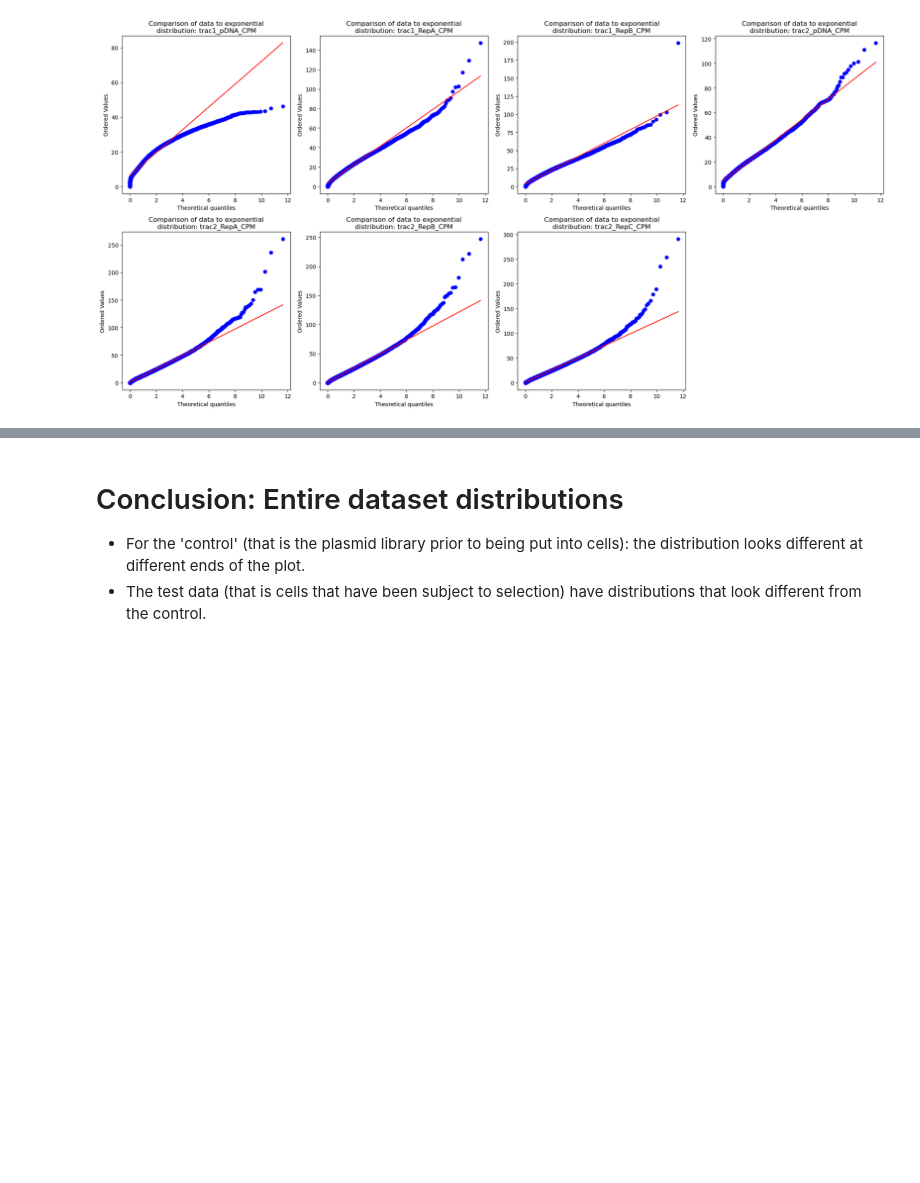
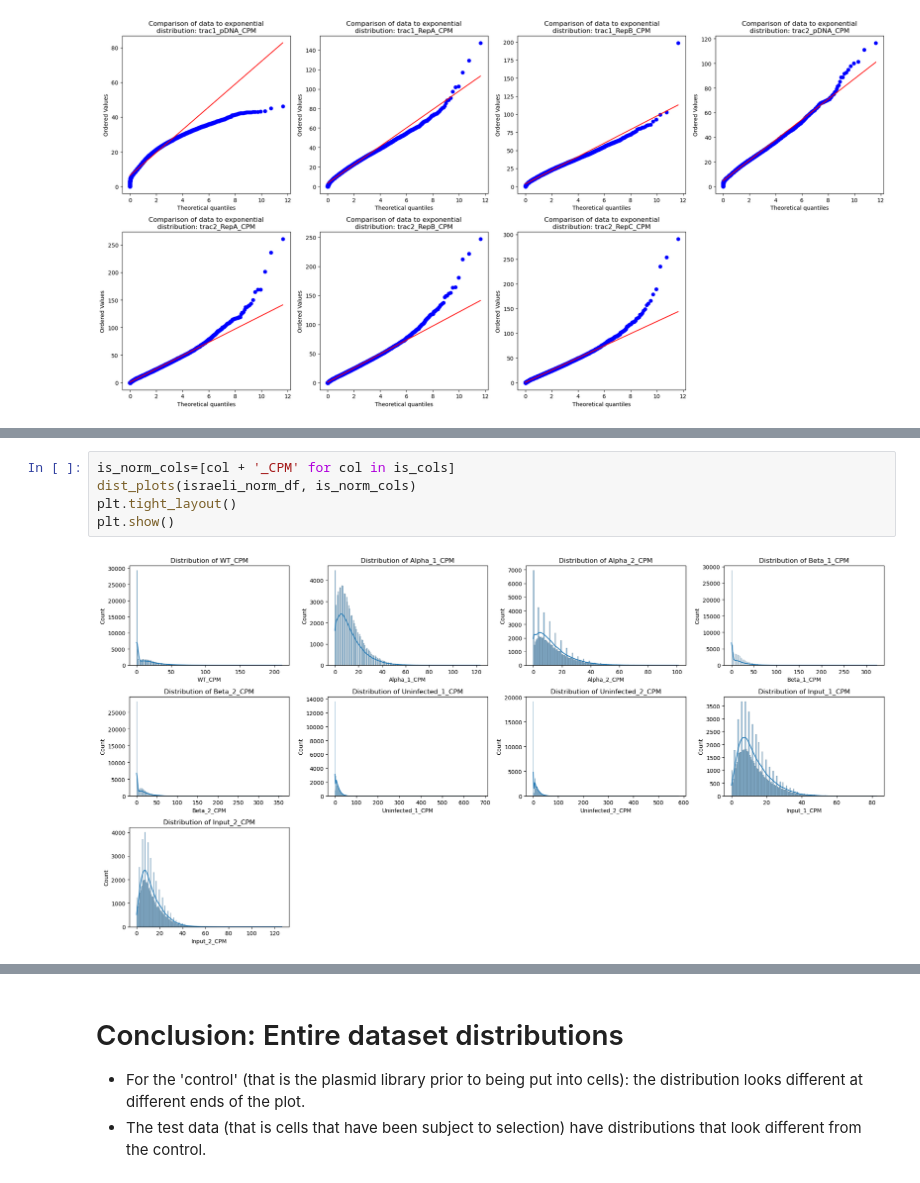
Before and after one commit to deannachurch/SBCapstone_CRISPRScreens, a Jupyter notebook: notebooks/Brunello_count_library.ipynb, the cells around one changed output, grey strips where cells are left out. Drawn from its saved outputs; the diff is of its cells as text; blank space fills up the shorter version.

```diff
--- a/notebooks/Brunello_count_library.ipynb
+++ b/notebooks/Brunello_count_library.ipynb
@@ -806,0 +858,7 @@ Processing trac2_RepC_CPM
+# %%
+is_norm_cols=[col + '_CPM' for col in is_cols]
+dist_plots(israeli_norm_df, is_norm_cols)
+plt.tight_layout()
+plt.show()
+# %% [output]
+[figure, added]
```
Also changed, not shown: parts of 12 cells of this notebook.
